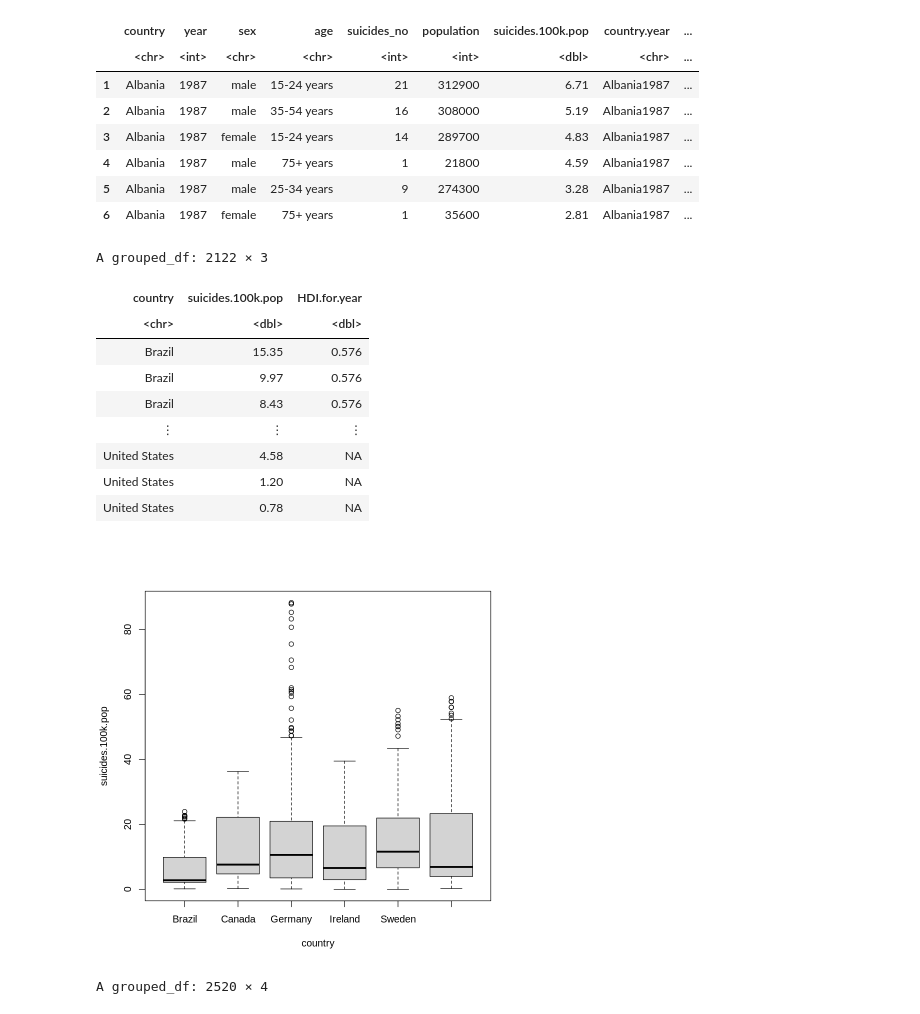
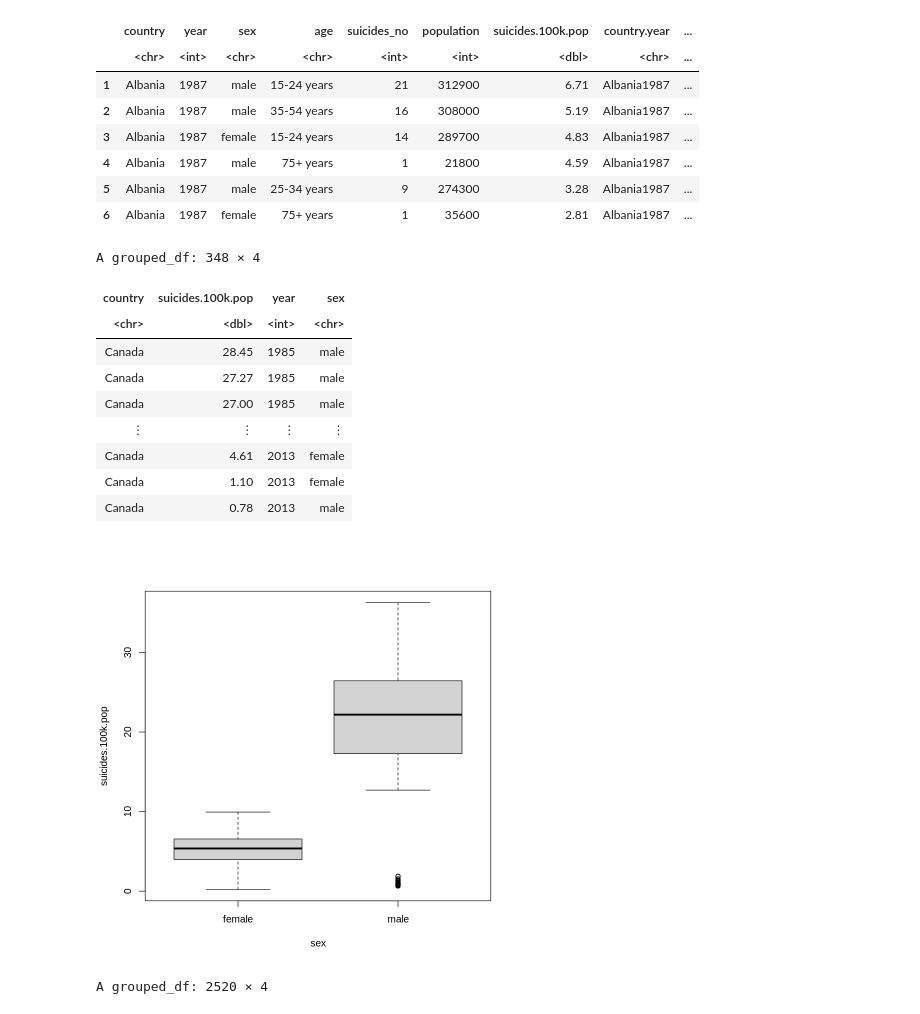
Before and after one commit to agoel25/stat_201_group_11, a Jupyter notebook: Proposal.ipynb, the cells around one changed output. Saved outputs shown, nothing was run; the diff lists cells and outputs as text; code cells hidden in the pictures.

Commit message:
Suicide dataset added and wrangled

```diff
--- a/Proposal.ipynb
+++ b/Proposal.ipynb
@@ -82,24 +82,24 @@ A data.frame: 6 × 12
 # %%
 suicide_sample <- Suicide_p %>%
                   group_by(country) %>%
-                  filter(country %in% c("Canada", "Brazil", "Sweden", "United States", "Germany", "Ireland")) %>%
-                  select(country,suicides.100k.pop, HDI.for.year)
+                  filter(country %in% c("Canada")) %>%
+                  select(country,suicides.100k.pop, year, sex)
 suicide_sample
 # %% [output]
-A grouped_df: 2122 × 3
+A grouped_df: 348 × 4
-| country | suicides.100k.pop | HDI.for.year |
-| <chr> | <dbl> | <dbl> |
-| Brazil | 15.35 | 0.576 |
-| Brazil | 9.97 | 0.576 |
-| Brazil | 8.43 | 0.576 |
-| ⋮ | ⋮ | ⋮ |
-| United States | 4.58 | NA |
-| United States | 1.20 | NA |
-| United States | 0.78 | NA |
+| country | suicides.100k.pop | year | sex |
+| <chr> | <dbl> | <int> | <chr> |
+| Canada | 28.45 | 1985 | male |
+| Canada | 27.27 | 1985 | male |
+| Canada | 27.00 | 1985 | male |
+| ⋮ | ⋮ | ⋮ | ⋮ |
+| Canada | 4.61 | 2013 | female |
+| Canada | 1.10 | 2013 | female |
+| Canada | 0.78 | 2013 | male |
 # %%
-boxplot(suicides.100k.pop ~ country, data = suicide_sample)
+boxplot(suicides.100k.pop ~ sex, data = suicide_sample)
 # %% [output]
-[figure, old version]
+[figure, new version]
 # %%
 suicide_year <- Suicide_p %>%
                   group_by(country) %>%
```
